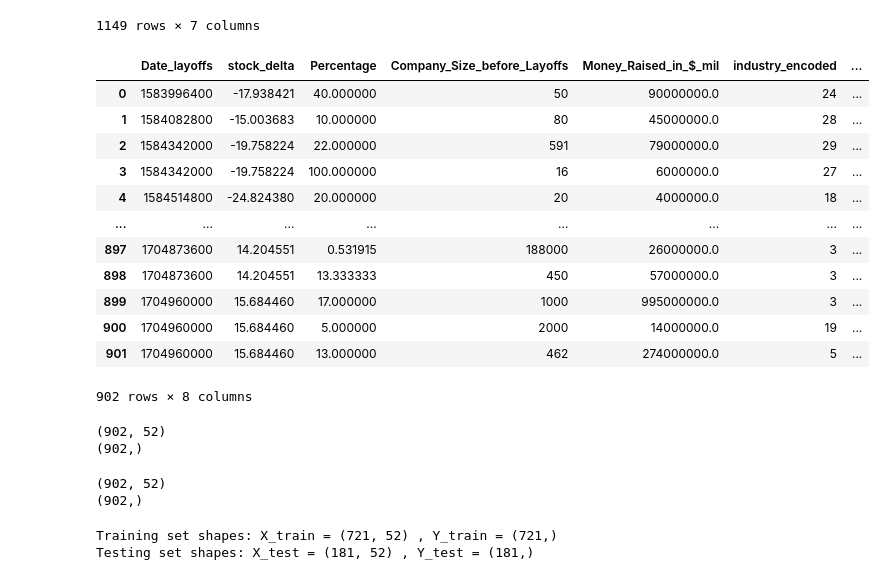
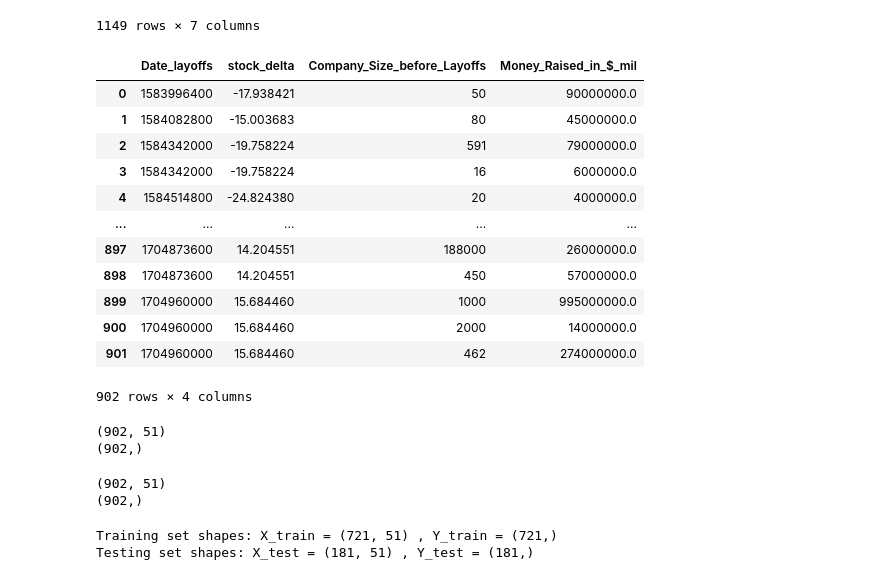
Before and after one commit to katulevskiy/tech_layoffs_ml, a Jupyter notebook: FinalizedDataPreprocessingCharisseKevinKenneth.ipynb, the cells around one changed output. Drawn from its saved outputs; the diff is of its cells as text; code cells hidden in the pictures.

```diff
--- a/FinalizedDataPreprocessingCharisseKevinKenneth.ipynb
+++ b/FinalizedDataPreprocessingCharisseKevinKenneth.ipynb
@@ -151,7 +179,8 @@ layoff_data['Money_Raised_in_$_mil'] = layoff_data['Money_Raised_in_$_mil'].str.
 layoff_data['Date_layoffs'] = layoff_data['Date_layoffs'].apply(lambda x: int(datetime.timestamp(x)))
 
 
-Y = layoff_data['Date_layoffs']
+Y = layoff_data['Percentage']
+
 # layoff_data = layoff_data.drop(columns=["Date_layoffs"])
 
 industry = layoff_data['industry_encoded']
@@ -159,65 +188,67 @@ stage = layoff_data['stage_encoded']
 region = layoff_data['Region_encoded']
 
 # Reshape to a 2D array
 industry = industry.values.reshape(-1, 1)
 stage = stage.values.reshape(-1, 1)
 region = region.values.reshape(-1, 1)
 
-#display
-display(layoff_data)
+# #display
+# display(layoff_data)
 
 
 # One-hot encode
 encoder = OneHotEncoder(sparse_output=False, drop='first')
 industry_onehot = encoder.fit_transform(industry)
 encoder = OneHotEncoder(sparse_output=False, drop='first')
 stage_onehot = encoder.fit_transform(stage)
 encoder = OneHotEncoder(sparse_output=False, drop='first')
 region_onehot = encoder.fit_transform(region)
 
 # Display the one-hot encoded arrays
 
 # Drop the original categorical columns from layoff_data
 layoff_data = layoff_data.drop(columns=["industry_encoded", "stage_encoded", "Region_encoded"])
+layoff_data = layoff_data.drop(columns=["Percentage"])
+display(layoff_data)
 
 # Concatenate numerical features and one-hot encoded features
 data_array = np.hstack((layoff_data.values, industry_onehot, stage_onehot, region_onehot))
 
 X = data_array
 
 print(X.shape)
 print(Y.shape)
 # %% [output]
-|  | Date_layoffs | stock_delta | Percentage | Company_Size_before_Layoffs | Money_Raised_in_$_mil | industry_encoded | ... |
-| 0 | 1583996400 | -17.938421 | 40.000000 | 50 | 90000000.0 | 24 | ... |
-| 1 | 1584082800 | -15.003683 | 10.000000 | 80 | 45000000.0 | 28 | ... |
-| 2 | 1584342000 | -19.758224 | 22.000000 | 591 | 79000000.0 | 29 | ... |
-| 3 | 1584342000 | -19.758224 | 100.000000 | 16 | 6000000.0 | 27 | ... |
-| 4 | 1584514800 | -24.824380 | 20.000000 | 20 | 4000000.0 | 18 | ... |
-| ... | ... | ... | ... | ... | ... | ... | ... |
-| 897 | 1704873600 | 14.204551 | 0.531915 | 188000 | 26000000.0 | 3 | ... |
-| 898 | 1704873600 | 14.204551 | 13.333333 | 450 | 57000000.0 | 3 | ... |
-| 899 | 1704960000 | 15.684460 | 17.000000 | 1000 | 995000000.0 | 3 | ... |
-| 900 | 1704960000 | 15.684460 | 5.000000 | 2000 | 14000000.0 | 19 | ... |
-| 901 | 1704960000 | 15.684460 | 13.000000 | 462 | 274000000.0 | 5 | ... |
+|  | Date_layoffs | stock_delta | Company_Size_before_Layoffs | Money_Raised_in_$_mil |
+| 0 | 1583996400 | -17.938421 | 50 | 90000000.0 |
+| 1 | 1584082800 | -15.003683 | 80 | 45000000.0 |
+| 2 | 1584342000 | -19.758224 | 591 | 79000000.0 |
+| 3 | 1584342000 | -19.758224 | 16 | 6000000.0 |
+| 4 | 1584514800 | -24.824380 | 20 | 4000000.0 |
+| ... | ... | ... | ... | ... |
+| 897 | 1704873600 | 14.204551 | 188000 | 26000000.0 |
+| 898 | 1704873600 | 14.204551 | 450 | 57000000.0 |
+| 899 | 1704960000 | 15.684460 | 1000 | 995000000.0 |
+| 900 | 1704960000 | 15.684460 | 2000 | 14000000.0 |
+| 901 | 1704960000 | 15.684460 | 462 | 274000000.0 |
-902 rows × 8 columns
+902 rows × 4 columns
-(902, 52)
+(902, 51)
 (902,)
 # %%
 print(X.shape)
 print(Y.shape)
 # %% [output]
-(902, 52)
+(902, 51)
 (902,)
 # %%
 # Assuming you have already defined X and Y
 
 # Split the data into training and testing sets
-X_train, X_test, Y_train, Y_test = train_test_split(X, Y, test_size=0.2, random_state=42)
+X_train, X_test, y_train, y_test = train_test_split(X, Y, test_size=0.2, random_state=42)
 
 # Print the shapes of the resulting sets
 print("Training set shapes: X_train =", X_train.shape, ", Y_train =", Y_train.shape)
 print("Testing set shapes: X_test =", X_test.shape, ", Y_test =", Y_test.shape)
 # %% [output]
-Training set shapes: X_train = (721, 52) , Y_train = (721,)
-Testing set shapes: X_test = (181, 52) , Y_test = (181,)
+Training set shapes: X_train = (721, 51) , Y_train = (721,)
+Testing set shapes: X_test = (181, 51) , Y_test = (181,)
```
Also changed, not shown: parts of 10 cells of this notebook, 3 other files.
